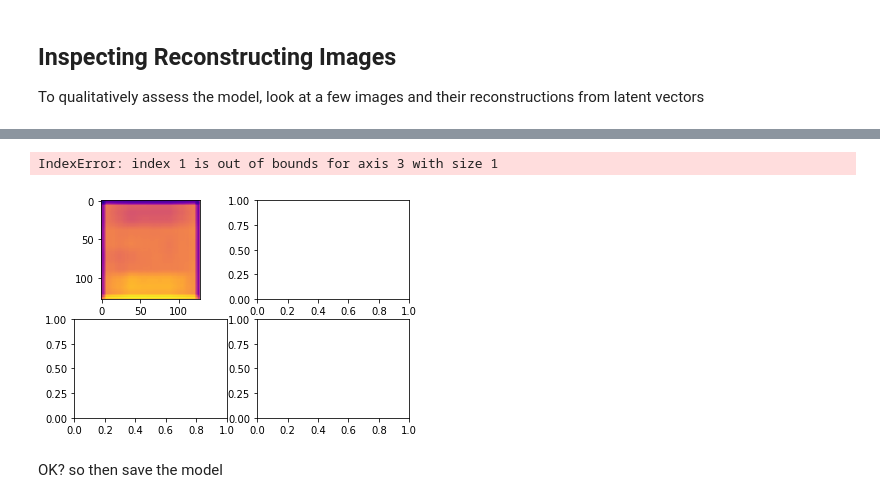
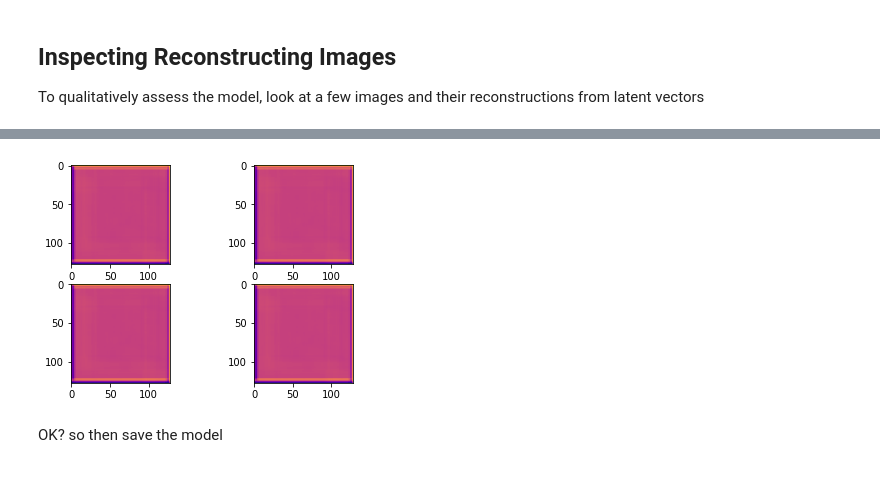
Before and after one commit to dg1an3/zebrastack, a Jupyter notebook: zebrastack/zebrastack_v0_covidnet.ipynb, the cells around one changed output, grey strips where cells are left out. Drawn from its saved outputs; the diff is of its cells as text; code cells hidden in the pictures.

```diff
--- a/zebrastack/zebrastack_v0_covidnet.ipynb
+++ b/zebrastack/zebrastack_v0_covidnet.ipynb
@@ -6,14 +6,14 @@ The zebrastack is a variational auto-encoder that is _very_ roughly aligned with
 First we load some center-surround processed images
 # %%
 import numpy as np
-from common.image_preprocessing import data_all, data_temp, temp_from_original
+# from common.image_preprocessing import temp_from_original
 from pathlib import Path, PurePath
 import time, os
+import matplotlib.pyplot as plt
 
 sz = 128
-# temp_relative_path = PurePath(f"{sz}x{sz}") / 'chest-nihcc' / '128x128' / 'clahe_processed'
-cxr8_original_path = data_all / 'NIH_Cxr8' / 'by_class' / 'no_finding'
-cxr8_temp = Path(os.environ['DATA_TEMP']) / 'chest-nihcc' / '128x128' / 'clahe_processed' # temp_from_original(cxr8_original_path, temp_relative_path)
+# cxr8_original_path = Path(os.environ['DATA_NIH_CXR8']) / 'by_class' / 'no_finding'
+cxr8_temp = Path('G:\Data_Training_MedicalImaging\zebtrastack_temp') / 'chest-nihcc' / '128x128' / 'clahe_processed' # temp_from_original(cxr8_original_path, temp_relative_path)
 processed_imgs = {}
 
 start_time = time.time()
@@ -23,7 +23,8 @@ for npy_filepath in list(cxr8_temp.glob('*.npy'))[:20000]:
     # img = np.reshape(img, (img.shape[],img.shape[1],4))
     processed_imgs[npy_filepath.stem] = img
     if len(processed_imgs) % 100 == 0:
-        print(f"{npy_filepath.stem}: {img.shape}    ", end='\r')
+        print(f"{npy_filepath.stem}: {img.shape} {np.max(img)}       ", end='\r')
+        plt.imshow(img)
     if len(processed_imgs) > 30000:
         break
 end_time = time.time()
@@ -150,12 +190,11 @@ decoded_imgs = \
 # %%
 import matplotlib.pyplot as plt
 fig, axs = plt.subplots(2,2)
 for n in range(4):
-    level_img = np.reshape(decoded_imgs[6][...,n], (128,128))
+    level_img = np.reshape(decoded_imgs[0], (128,128))
     axs[n // 2][n % 2].imshow(level_img, cmap='plasma') # , vmin=-.5, vmax=.5)
 # %% [output]
-IndexError: index 1 is out of bounds for axis 3 with size 1
-[figure, old version]
+[figure, new version]
 # %%
 from common.filter_banks import make_gauss_kernels, make_dog_kernels, show_filter_bank
 dog_kernels_tf = make_dog_kernels()
```
Also changed, not shown: parts of 9 cells of this notebook, 18 other files.
